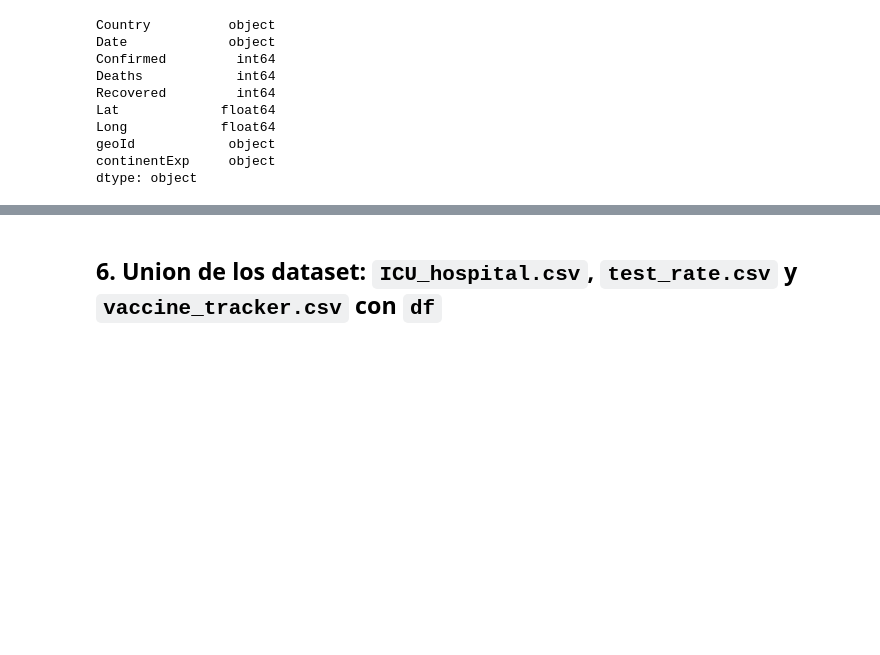
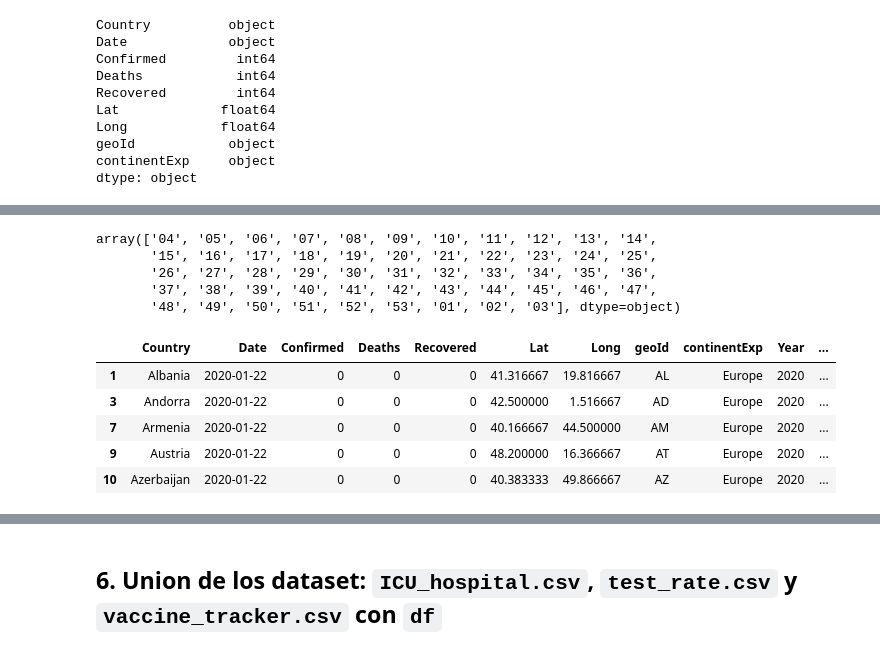
Before and after one commit to ParraCode/Core_Mid_Project-, a Jupyter notebook: data/data_cleaning.ipynb, the cells around one changed output, grey strips where cells are left out. Cells and saved outputs as stored; diff of their text form; code cells hidden in the pictures; blank space fills up the shorter version.

```diff
--- a/data/data_cleaning.ipynb
+++ b/data/data_cleaning.ipynb
@@ -345,9 +301,0 @@ dtype: object
-# %%
-df["Week-Copy"] = df["Week-Copy"].replace('1','01')
-df["Week-Copy"] = df["Week-Copy"].replace('2','02')
-df["Week-Copy"] = df["Week-Copy"].replace('3','03')
-df["Week-Copy"] = df["Week-Copy"].replace('4','04')
-df["Week-Copy"] = df["Week-Copy"].replace('6','06')
-df["Week-Copy"] = df["Week-Copy"].replace('7','08')
-df["Week-Copy"] = df["Week-Copy"].replace('8','08')
-df["Week-Copy"] = df["Week-Copy"].replace('9','09')
@@ -354 +344,10 @@ df["Week-Copy"] = df["Week-Copy"].replace('9','09')
+# %%
+# Comprobamos que funciona correctamente
+df["Week-Copy"].unique()
+# %% [output]
+array(['04', '05', '06', '07', '08', '09', '10', '11', '12', '13', '14',
+       '15', '16', '17', '18', '19', '20', '21', '22', '23', '24', '25',
+       '26', '27', '28', '29', '30', '31', '32', '33', '34', '35', '36',
+       '37', '38', '39', '40', '41', '42', '43', '44', '45', '46', '47',
+       '48', '49', '50', '51', '52', '53', '01', '02', '03'], dtype=object)
 # %%
@@ -356,0 +357,9 @@ df["Year-Week-Copy"] = df["Year"] + "-W" + df["Week-Copy"]
+# %%
+df.head(5)
+# %% [output]
+|  | Country | Date | Confirmed | Deaths | Recovered | Lat | Long | geoId | continentExp | Year | ... |
+| 1 | Albania | 2020-01-22 | 0 | 0 | 0 | 41.316667 | 19.816667 | AL | Europe | 2020 | ... |
+| 3 | Andorra | 2020-01-22 | 0 | 0 | 0 | 42.500000 | 1.516667 | AD | Europe | 2020 | ... |
+| 7 | Armenia | 2020-01-22 | 0 | 0 | 0 | 40.166667 | 44.500000 | AM | Europe | 2020 | ... |
+| 9 | Austria | 2020-01-22 | 0 | 0 | 0 | 48.200000 | 16.366667 | AT | Europe | 2020 | ... |
+| 10 | Azerbaijan | 2020-01-22 | 0 | 0 | 0 | 40.383333 | 49.866667 | AZ | Europe | 2020 | ... |
```
Also changed, not shown: parts of 27 cells of this notebook.
